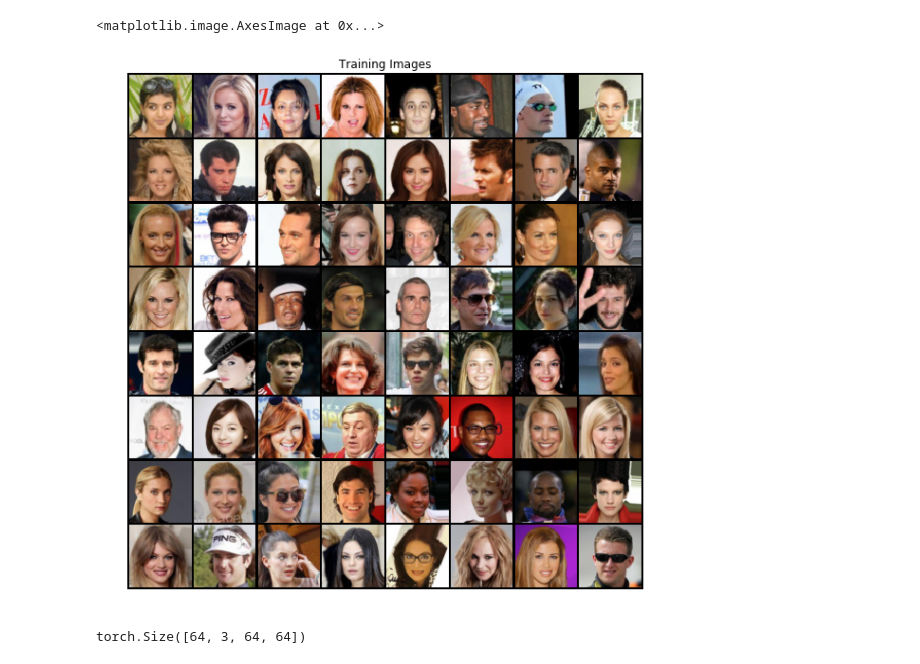
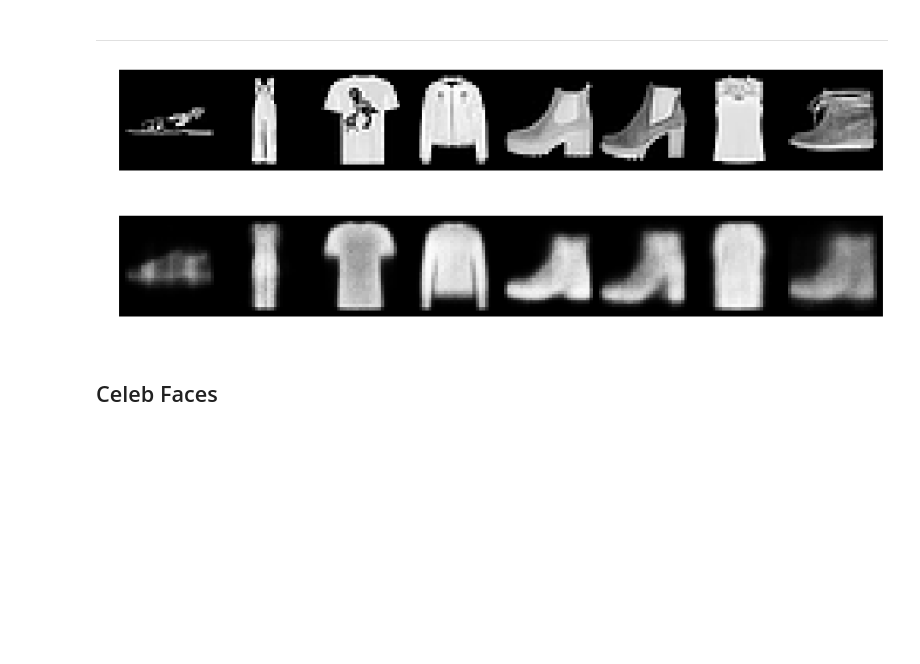
Before and after one commit to danmar3/AssociativeGAN, a Jupyter notebook: notebooks/torch_vae.ipynb, the cells around one changed output. Cells and saved outputs as stored; diff of their text form; code cells hidden in the pictures; blank space fills up the shorter version.

Commit message:
torch_vae cleanup, includes fashion and faces

```diff
--- a/notebooks/torch_vae.ipynb
+++ b/notebooks/torch_vae.ipynb
@@ -24,0 +26,36 @@ dataroot = '/export/datasets/celeba'
+# %%
+# Root directory for dataset
+dataroot = "~/datasets"
+
+image_size = 28
+batch_size = 128
+workers = 4
+depth = 1
+
+dataset = dset.FashionMNIST(dataroot, train=True,
+                            transform=transforms.Compose([
+                               transforms.Resize(image_size),
+                               transforms.CenterCrop(image_size),
+                               transforms.ToTensor(),
+                               #transforms.Normalize((0.5, 0.5, 0.5), (0.5, 0.5, 0.5)),
+                           ]),
+
+                            target_transform=None, download=True)
+
+# Create the dataloader
+dataloader = torch.utils.data.DataLoader(dataset, batch_size=batch_size,
+                                         sampler=torch.utils.data.RandomSampler(dataset,
+                                                                                replacement=True,
+                                                                                num_samples=100*batch_size),
+                                         shuffle=False, num_workers=workers)
+
+# Decide which device we want to run on
+device = torch.device("cuda:0" if torch.cuda.is_available() else "cpu")
+
+real_batch = next(iter(dataloader))
+# %%
+n_samples = int(np.round(dataloader.sampler.num_samples/ dataloader.batch_size))
+
+vae_trainer = torch_vae.VAETrainer(model=torch_vae.VAE(input_size=image_size**2), data_gen=dataloader, n_samples=n_samples)
+# %%
+loss_hist = vae_trainer.train(10)
@@ -25,36 +75,38 @@ dataroot = '/export/datasets/celeba'
+# %% [markdown]
+****
+# %%
+torch_gan.GANTrainer.grid_display(real_batch[0][:8], figsize=(16, 16));
+torch_gan.GANTrainer.grid_display(vae_trainer.model(real_batch[0][:8])[0].reshape(-1, depth, image_size, image_size),
+                                  figsize=(16, 16));
+# %% [output]
+[figure, added]
+[figure, added]
+# %% [markdown]
+## Celeb Faces
 # %%
+device='cpu'
+dataroot = '/export/datasets/celeba'
+
 image_size = 64
 batch_size = 64
 workers = 4
+depth =3
 
 dataset = dset.ImageFolder(root=dataroot,
                            transform=transforms.Compose([
                                transforms.Resize(image_size),
                                transforms.CenterCrop(image_size),
                                transforms.ToTensor(),
-                               transforms.Normalize((0.5, 0.5, 0.5), (0.5, 0.5, 0.5)),
+                               #transforms.Normalize((0.5, 0.5, 0.5), (0.5, 0.5, 0.5)),
                            ]))
 # Random Sampling dataloader
 dataloader = torch.utils.data.DataLoader(dataset, batch_size=batch_size,
                                          sampler=torch.utils.data.RandomSampler(dataset,
                                                                                 replacement=True,
-                                                                                num_samples=2000*batch_size),
+                                                                                num_samples=1000*batch_size),
                                          shuffle=False,
                                          num_workers=workers)
 # Use GPU if available
 device = torch.device("cuda:0" if torch.cuda.is_available() else "cpu")
 
-
 real_batch = next(iter(dataloader))
-plt.figure(figsize=(10,10))
-plt.axis("off")
-plt.title("Training Images")
-plt.imshow(np.transpose(vutils.make_grid(real_batch[0].to(device)[:64], padding=2, normalize=True).cpu(),
-                        (1,2,0)))
-# %% [output]
-<matplotlib.image.AxesImage at 0x...>
-[figure, removed]
-# %%
-real_batch[0].shape
-# %% [output]
-torch.Size([64, 3, 64, 64])
```
Also changed, not shown: parts of 20 cells of this notebook.
